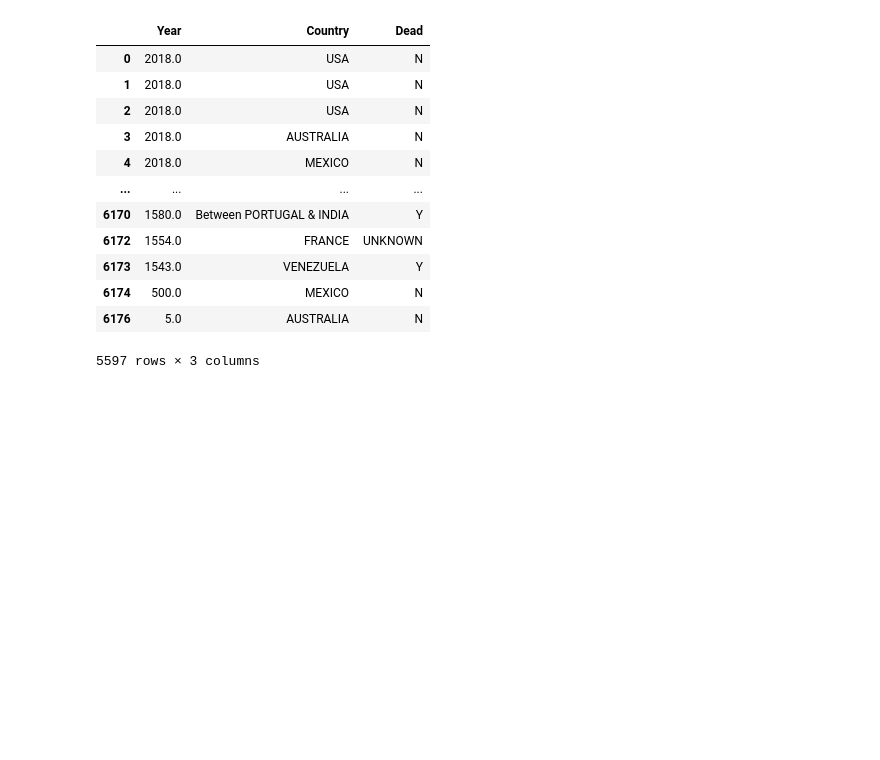
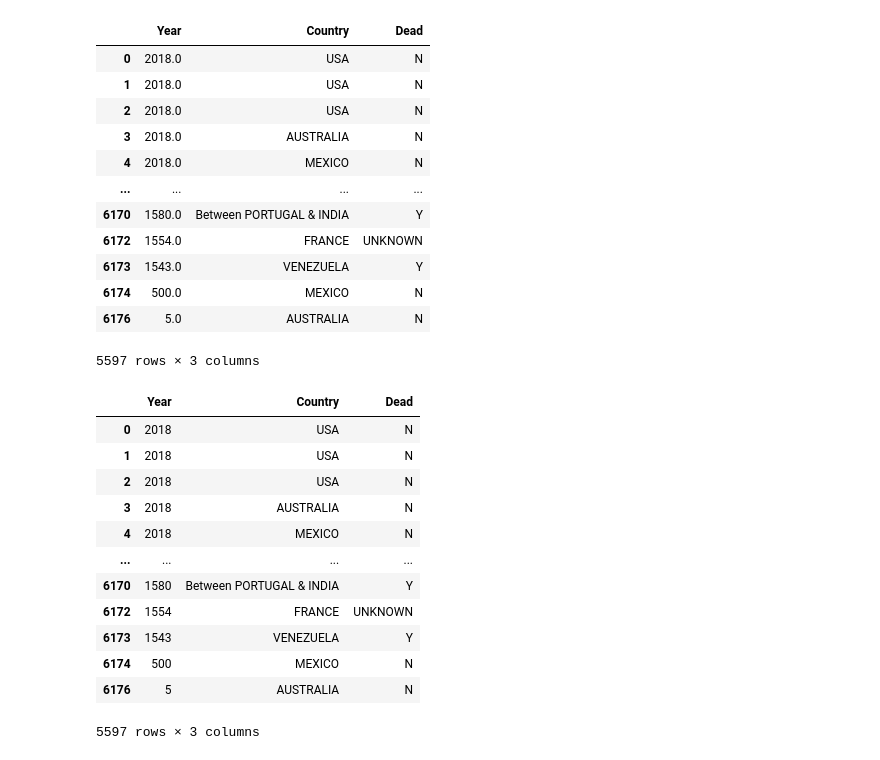
Before and after one commit to Jav1-Mart1nez/Shark-Project, a Jupyter notebook: Sharks!.ipynb, the cells around one changed output. Saved outputs shown, nothing was run; the diff lists cells and outputs as text; code cells hidden in the pictures; blank space fills up the shorter version.

```diff
--- a/Sharks!.ipynb
+++ b/Sharks!.ipynb
@@ -162,5 +191,21 @@ clean_sharks_attacks
 | 6176 | 5.0 | AUSTRALIA | N |
 5597 rows × 3 columns
 # %%
-#clean_sharks_attacks["Year"] = clean_sharks_attacks["Year"].astype(int)
-#clean_sharks_attacks["Year"]
+# Vamos a transformar los elementos de la tabla "Year" a type int.
+
+clean_sharks_attacks["Year"] = clean_sharks_attacks["Year"].astype(int)
+clean_sharks_attacks
+# %% [output]
+|  | Year | Country | Dead |
+| 0 | 2018 | USA | N |
+| 1 | 2018 | USA | N |
+| 2 | 2018 | USA | N |
+| 3 | 2018 | AUSTRALIA | N |
+| 4 | 2018 | MEXICO | N |
+| ... | ... | ... | ... |
+| 6170 | 1580 | Between PORTUGAL & INDIA | Y |
+| 6172 | 1554 | FRANCE | UNKNOWN |
+| 6173 | 1543 | VENEZUELA | Y |
+| 6174 | 500 | MEXICO | N |
+| 6176 | 5 | AUSTRALIA | N |
+5597 rows × 3 columns
```
Also changed, not shown: parts of 28 cells of this notebook.
